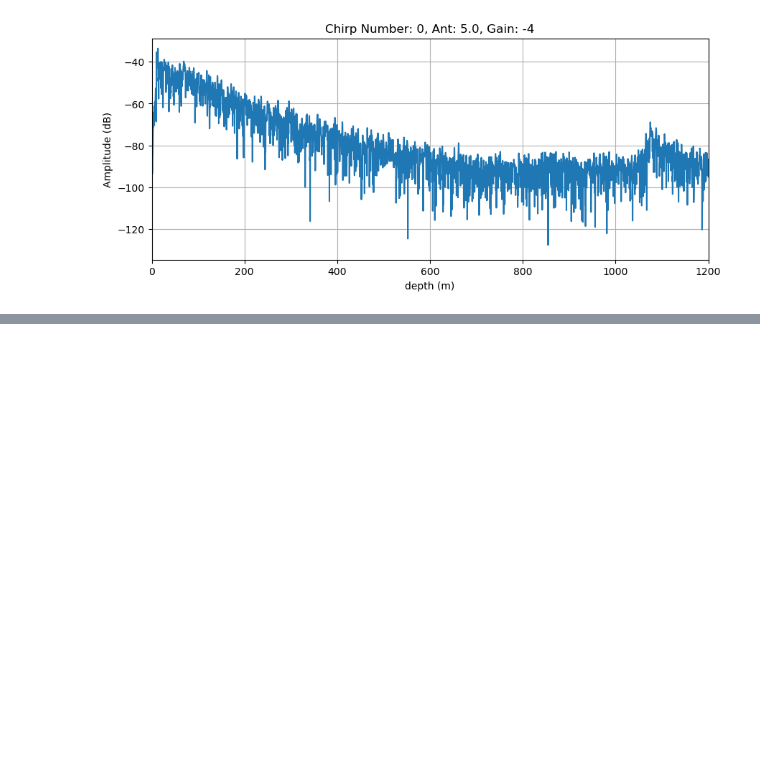
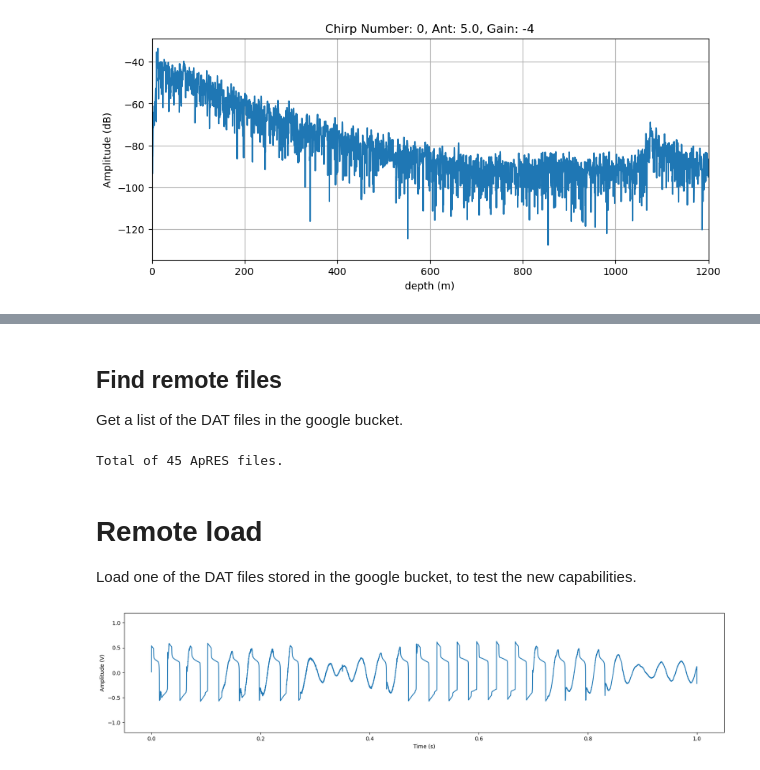
Before and after one commit to ldeo-glaciology/phase-sensitive-radar-processing, a Jupyter notebook: code/ApRES_Python_Nicholls_2021/notebooks/guide_to_using_these_scripts.ipynb, the cells around one changed output, grey strips where cells are left out. Drawn from its saved outputs; the diff is of its cells as text; code cells hidden in the pictures; blank space fills up the shorter version.

Commit message:
add capability to load remote DAT files

```diff
--- a/code/ApRES_Python_Nicholls_2021/notebooks/guide_to_using_these_scripts.ipynb
+++ b/code/ApRES_Python_Nicholls_2021/notebooks/guide_to_using_these_scripts.ipynb
@@ -190,0 +197,30 @@ ax.set_title(f"Chirp Number: {Chirp_1_0_0.ChirpList[0]}, Ant: {Chirp_1_0_0.Heade
+# %% [markdown]
+## Find remote files
+Get a list of the DAT files in the google bucket.
+# %%
+fs = gcsfs.GCSFileSystem(project='ldeo-glaciology', mode='ab', cache_timeout = 0)
+gcs = 'gs://ldeo-glaciology/'
+apres_dir = 'GL_apres_2022'
+unit = "A101"
+pattern = os.path.join(gcs, apres_dir,unit)
+dats = fs.glob(pattern + "/**/*.DAT", recursive = True)
+print(f"Total of {len(dats)} ApRES files.\n")
+# %% [output]
+Total of 45 ApRES files.
+# %% [markdown]
+# Remote load
+Load one of the DAT files stored in the google bucket, to test the new capabilities.
+# %%
+datafile = fs.open(dats[0], mode = 'rb')
+dat = ApRESDefs.DataFileObject(datafile)
+B = dat.ExtractBurst(1)
+C = B.ExtractChirp([6])   # the numbering system I have used here extends the burst numbering system above.
+# %%
+fig, ax = plt.subplots(figsize=(20, 4))
+
+ax.plot(C.t, C.vdat, )
+ax.set_xlabel("Time (s)")
+ax.set_ylabel("Amplitude (V)")
+ax.set_ylim([-1.2,1.2]);
+# %% [output]
+[figure, added]
```
Also changed, not shown: parts of 2 cells of this notebook, 1 other file.
